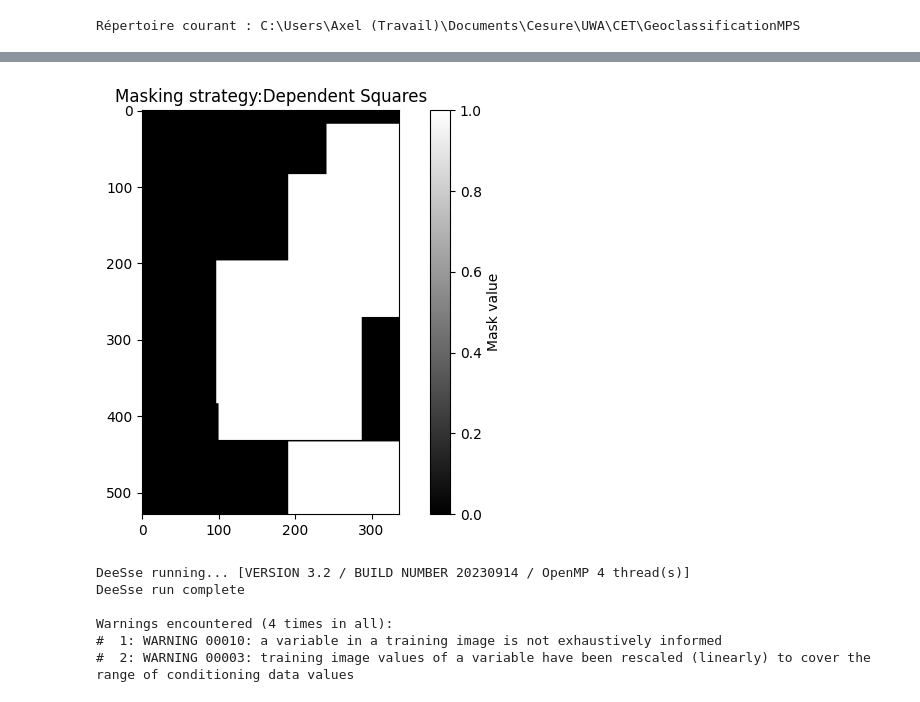
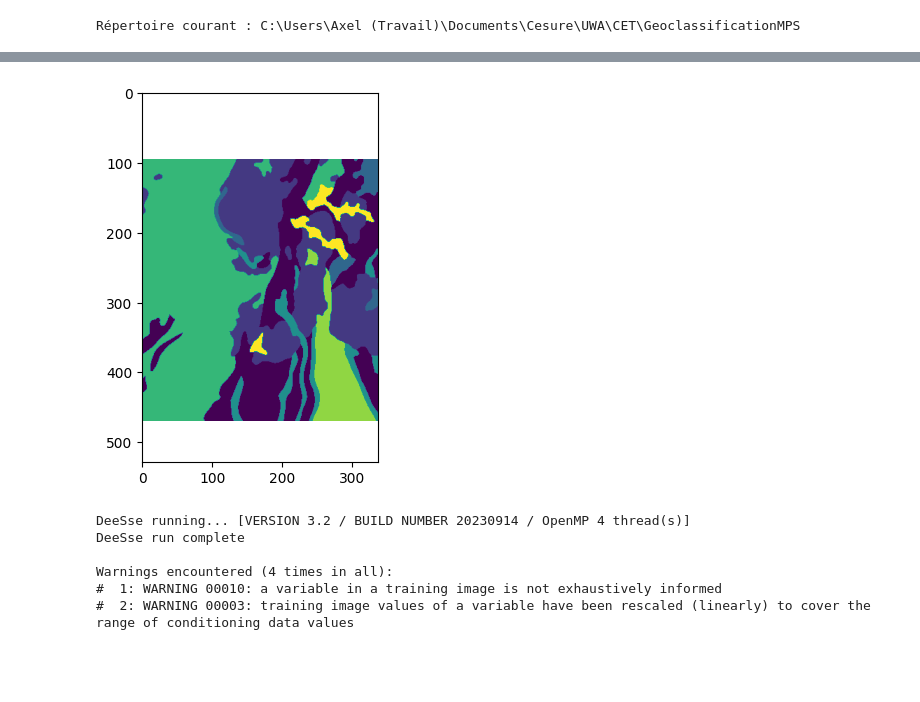
Before and after one commit to AxMeNi/GeoclassificationMPS, a Jupyter notebook: src/debug.ipynb, the cells around one changed output, grey strips where cells are left out. Cells and saved outputs as stored; diff of their text form; code cells hidden in the pictures; blank space fills up the shorter version.

```diff
--- a/src/debug.ipynb
+++ b/src/debug.ipynb
@@ -9,10 +9,10 @@ print("Répertoire courant :", os.getcwd())
 Répertoire courant : C:\Users\Axel (Travail)\Documents\Cesure\UWA\CET\GeoclassificationMPS
 # %%
 verbose=True
-arg_seed=852
+arg_seed=789
 arg_n_ti=1
-arg_ti_pct_area=50
-arg_num_shape=5
+arg_ti_pct_area=75
+arg_num_shape=1
 arg_aux_vars=["grid_mag","grid_lmp","grid_grv"]
 arg_output_dir="./output/base_case"
 # %%
@@ -264,10 +264,11 @@ if "DependentSquares" in ti_methods :
     simgrid_mask = simgrid_mask_aux
     cc_sg, rr_sg = nc, nr
     if saveMask:
-        plot_mask(ti_frame_DS[0],masking_strategy="Dependent Squares")
-        save_mask(
-            ti_frame_DS[0],
-            "custom_mask_"+str(arg_aux_vars),
-            output_directory=arg_output_dir
-        )
+        plt.imshow(np.ma.masked_array(reference_var, mask=~ti_frame_DS[0].astype(bool)))
+        # plot_mask(ti_frame_DS[0],masking_strategy="Dependent Squares")
+        # save_mask(
+        #     ti_frame_DS[0],
+        #     "custom_mask_"+str(arg_aux_vars),
+        #     output_directory=arg_output_dir
+        # )
 # %% [output]
@@ -275,4 +276,4 @@ if "DependentSquares" in ti_methods :
-[figure, old version]
+[figure, new version]
 # %%
 if "IndependentSquares" in ti_methods :
     if verbose:
```
Also changed, not shown: parts of 2 cells of this notebook, 2 other files.
